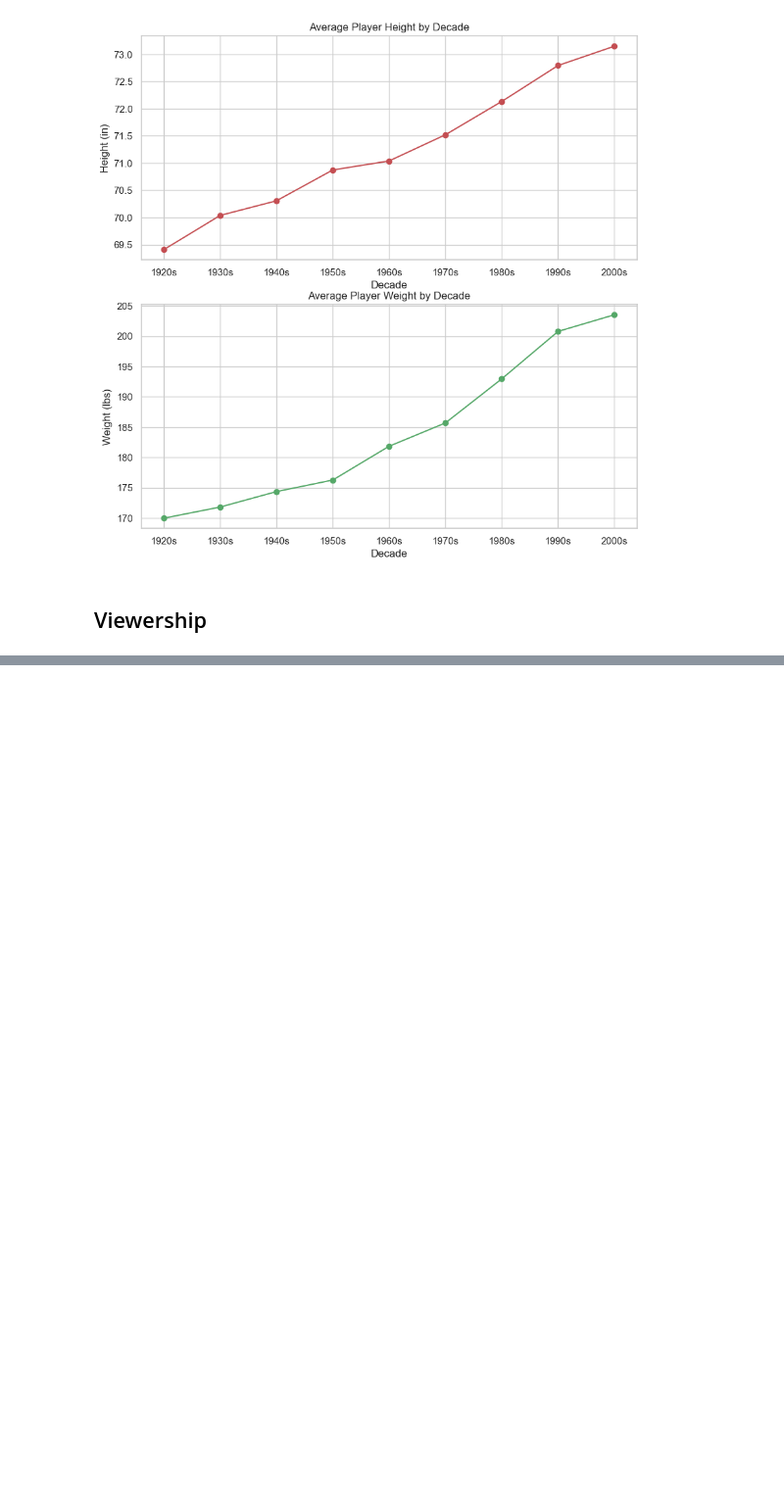
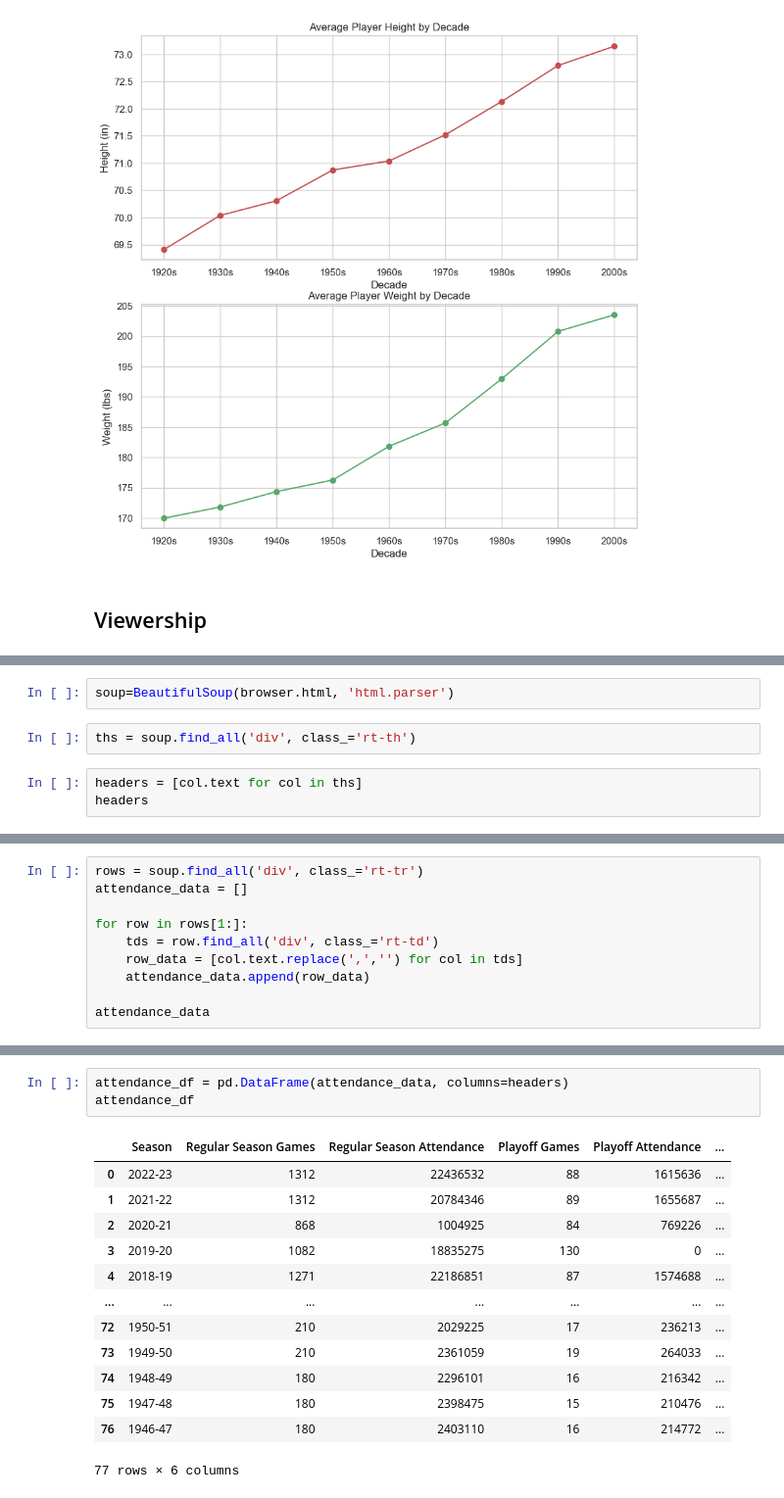
Before and after one commit to samwallach7/Project1-DELTS, a Jupyter notebook: project_1.ipynb, the cells around one changed output, grey strips where cells are left out. Shown: that part at 98% size. Cells and saved outputs as stored; diff of their text form; blank space fills up the shorter version.

Commit message:
gathered attendance data

```diff
--- a/project_1.ipynb
+++ b/project_1.ipynb
@@ -393,0 +399,7 @@ https://records.nhl.com/history/attendance
+# %%
+soup=BeautifulSoup(browser.html, 'html.parser')
+# %%
+ths = soup.find_all('div', class_='rt-th')
+# %%
+headers = [col.text for col in ths]
+headers
@@ -393,0 +413,10 @@ https://records.nhl.com/history/attendance
+# %%
+rows = soup.find_all('div', class_='rt-tr')
+attendance_data = []
+
+for row in rows[1:]:
+    tds = row.find_all('div', class_='rt-td')
+    row_data = [col.text.replace(',','') for col in tds]
+    attendance_data.append(row_data)
+
+attendance_data
@@ -393,0 +441,17 @@ https://records.nhl.com/history/attendance
+# %%
+attendance_df = pd.DataFrame(attendance_data, columns=headers)
+attendance_df
+# %% [output]
+|  | Season | Regular Season Games | Regular Season Attendance | Playoff Games | Playoff Attendance | ... |
+| 0 | 2022-23 | 1312 | 22436532 | 88 | 1615636 | ... |
+| 1 | 2021-22 | 1312 | 20784346 | 89 | 1655687 | ... |
+| 2 | 2020-21 | 868 | 1004925 | 84 | 769226 | ... |
+| 3 | 2019-20 | 1082 | 18835275 | 130 | 0 | ... |
+| 4 | 2018-19 | 1271 | 22186851 | 87 | 1574688 | ... |
+| ... | ... | ... | ... | ... | ... | ... |
+| 72 | 1950-51 | 210 | 2029225 | 17 | 236213 | ... |
+| 73 | 1949-50 | 210 | 2361059 | 19 | 264033 | ... |
+| 74 | 1948-49 | 180 | 2296101 | 16 | 216342 | ... |
+| 75 | 1947-48 | 180 | 2398475 | 15 | 210476 | ... |
+| 76 | 1946-47 | 180 | 2403110 | 16 | 214772 | ... |
+77 rows × 6 columns
```
Also changed, not shown: parts of 14 cells of this notebook, 4 other files.
